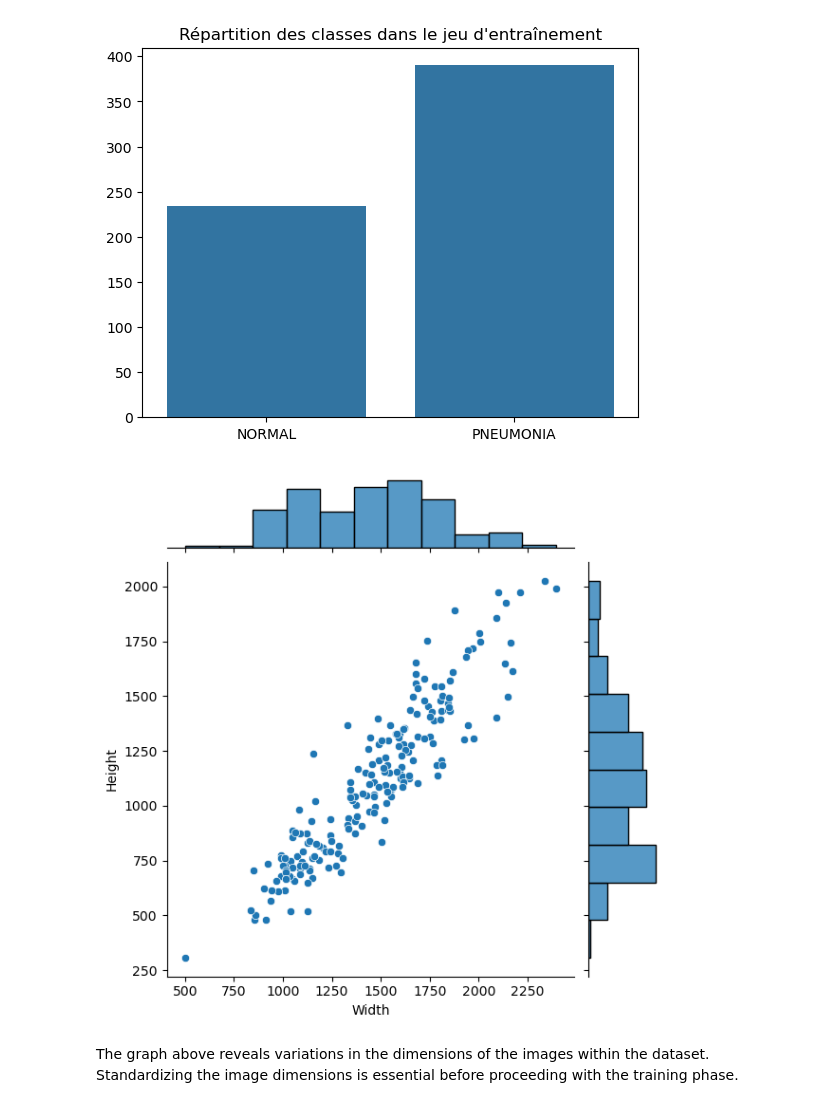
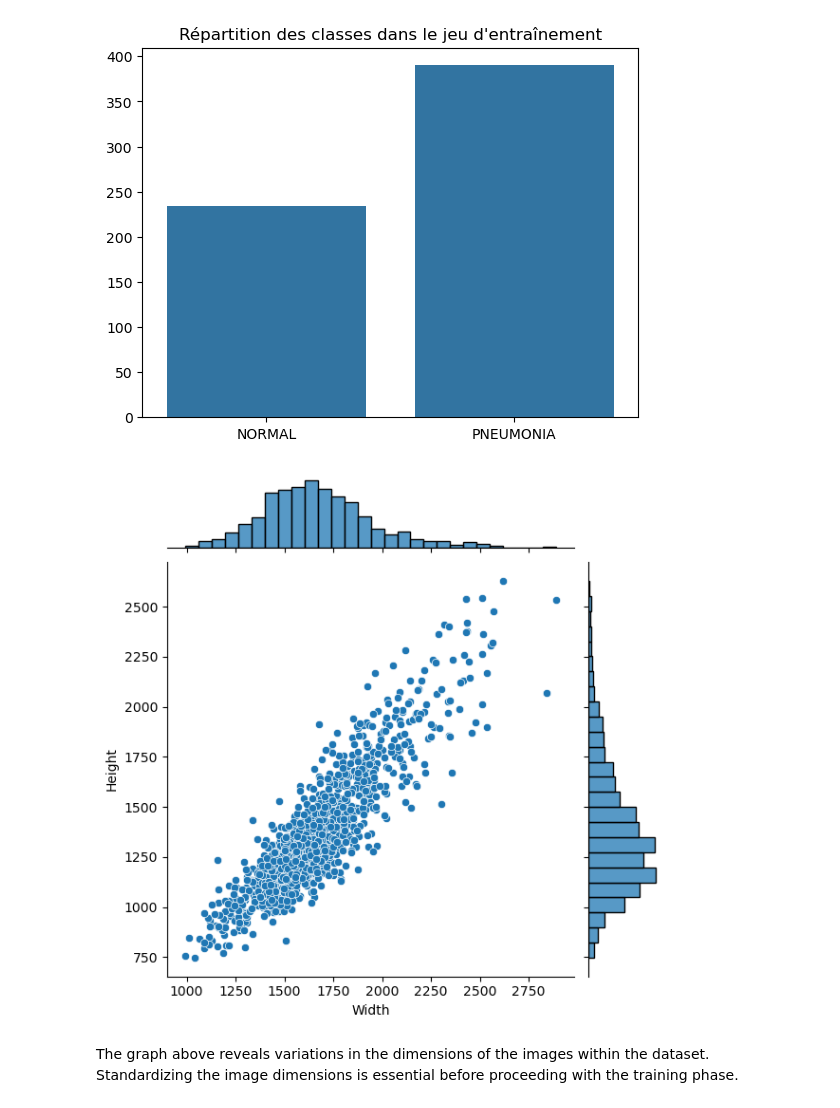
Before and after one commit to Upwood99/MRI, a Jupyter notebook: IMAGE_processing/IRM_processing.ipynb, the cells around one changed output. Drawn from its saved outputs; the diff is of its cells as text; code cells hidden in the pictures.

```diff
--- a/IMAGE_processing/IRM_processing.ipynb
+++ b/IMAGE_processing/IRM_processing.ipynb
@@ -106,17 +107,17 @@ plt.show()
 # %%
 image_shapes = []
 
-for category in ["NORMAL", "PNEUMONIA"]:
-    path = os.path.join(train_path, category)
-    for img_name in os.listdir(path)[:100]:
-        img = Image.open(os.path.join(path, img_name))
-        image_shapes.append(img.size)
+#for category in ["NORMAL", "PNEUMONIA"]:
+path = os.path.join(train_path, "NORMAL")
+for img_name in os.listdir(path)[:1000]:
+    img = Image.open(os.path.join(path, img_name))
+    image_shapes.append(img.size)
 
 df_shapes = pd.DataFrame(image_shapes, columns=["Width", "Height"])
 sns.jointplot(x="Width", y="Height", data=df_shapes, kind="scatter")
 plt.show()
 # %% [output]
-[figure, old version]
+[figure, new version]
 # %% [markdown]
 The graph above reveals variations in the dimensions of the images within the dataset. Standardizing the image dimensions is essential before proceeding with the training phase.
 # %%
```
Also changed, not shown: parts of 11 cells of this notebook.
